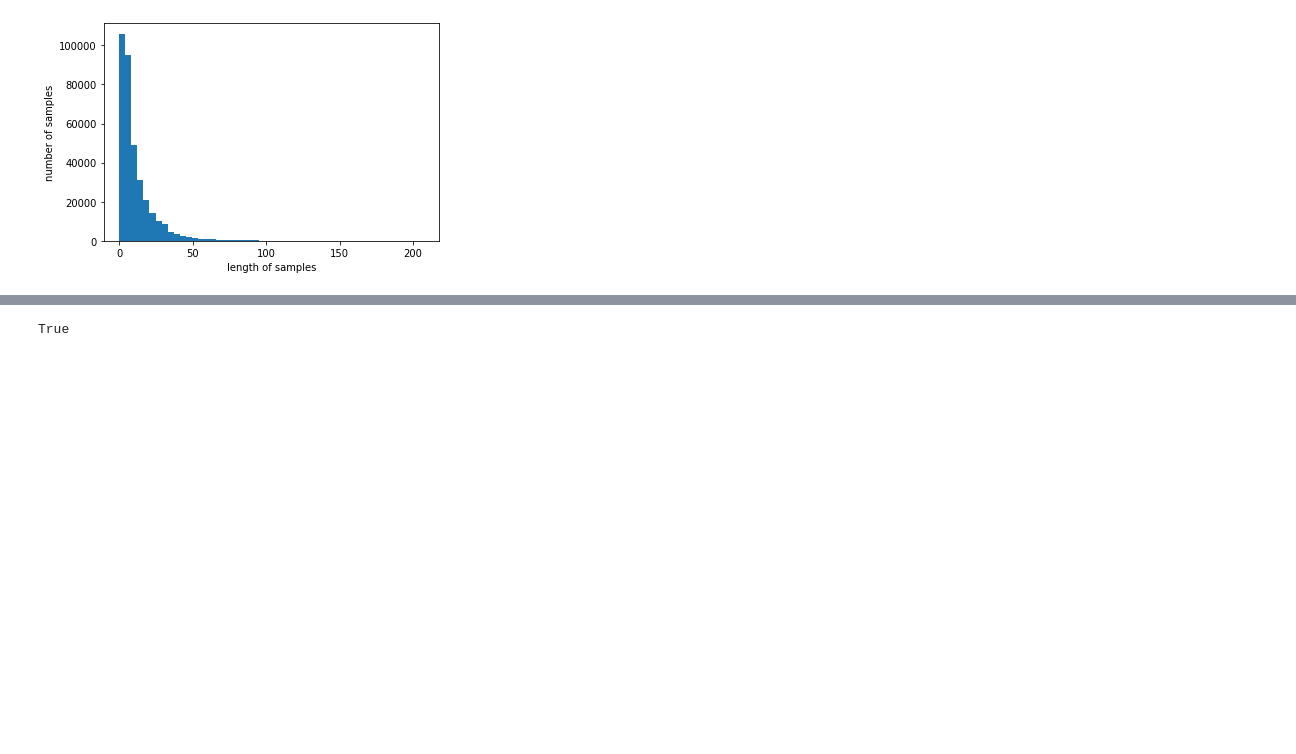
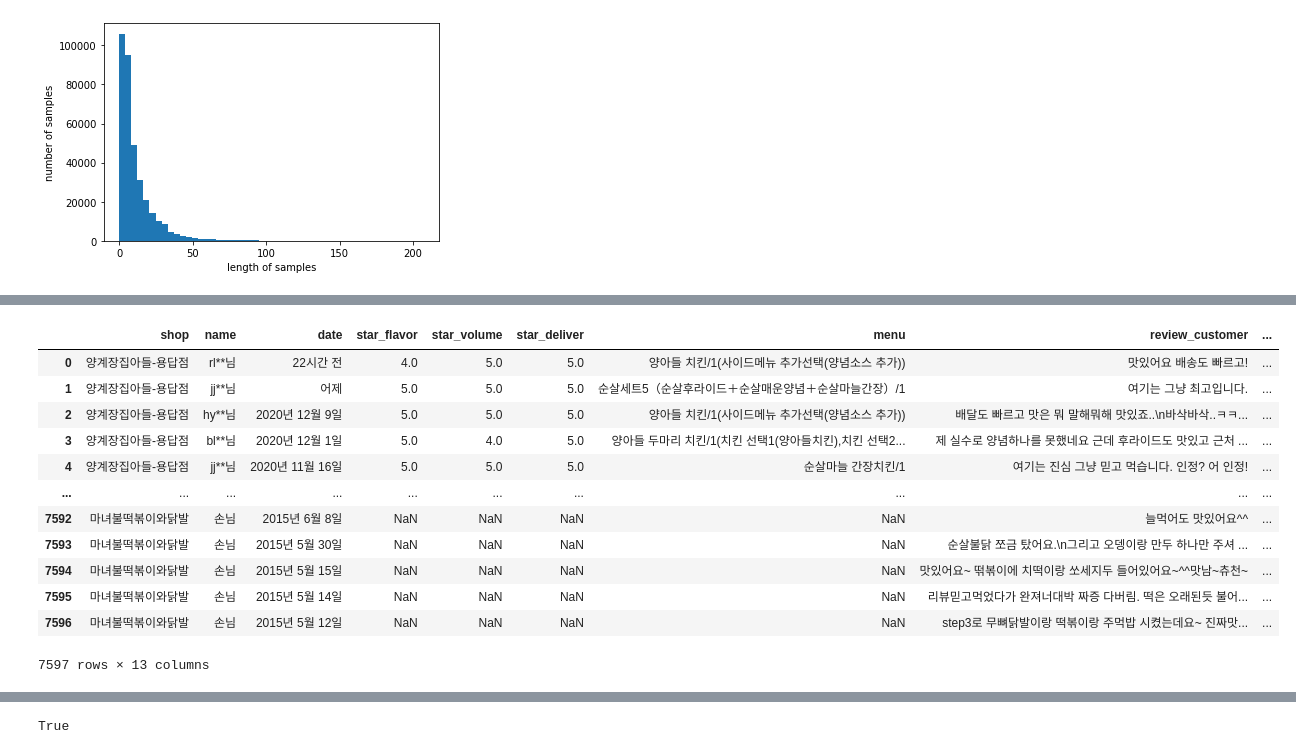
Before and after one commit to ckdrjs96/yogiyo, a Jupyter notebook: Untitled2.ipynb, the cells around one changed output, grey strips where cells are left out. Drawn from its saved outputs; the diff is of its cells as text; code cells hidden in the pictures; blank space fills up the shorter version.

```diff
--- a/Untitled2.ipynb
+++ b/Untitled2.ipynb
@@ -215,0 +232,16 @@ for i in range(len(cat15_shopss)):
+# %%
+fin_test7
+# %% [output]
+|  | shop | name | date | star_flavor | star_volume | star_deliver | menu | review_customer | ... |
+| 0 | 양계장집아들-용답점 | rl**님 | 22시간 전 | 4.0 | 5.0 | 5.0 | 양아들 치킨/1(사이드메뉴 추가선택(양념소스 추가)) | 맛있어요 배송도 빠르고! | ... |
+| 1 | 양계장집아들-용답점 | jj**님 | 어제 | 5.0 | 5.0 | 5.0 | 순살세트5（순살후라이드＋순살매운양념＋순살마늘간장）/1 | 여기는 그냥 최고입니다. | ... |
+| 2 | 양계장집아들-용답점 | hy**님 | 2020년 12월 9일 | 5.0 | 5.0 | 5.0 | 양아들 치킨/1(사이드메뉴 추가선택(양념소스 추가)) | 배달도 빠르고 맛은 뭐 말해뭐해 맛있죠..\n바삭바삭..ㅋㅋ... | ... |
+| 3 | 양계장집아들-용답점 | bl**님 | 2020년 12월 1일 | 5.0 | 4.0 | 5.0 | 양아들 두마리 치킨/1(치킨 선택1(양아들치킨),치킨 선택2... | 제 실수로 양념하나를 못했네요 근데 후라이드도 맛있고 근처 ... | ... |
+| 4 | 양계장집아들-용답점 | jj**님 | 2020년 11월 16일 | 5.0 | 5.0 | 5.0 | 순살마늘 간장치킨/1 | 여기는 진심 그냥 믿고 먹습니다. 인정? 어 인정! | ... |
+| ... | ... | ... | ... | ... | ... | ... | ... | ... | ... |
+| 7592 | 마녀불떡볶이와닭발 | 손님 | 2015년 6월 8일 | NaN | NaN | NaN | NaN | 늘먹어도 맛있어요^^ | ... |
+| 7593 | 마녀불떡볶이와닭발 | 손님 | 2015년 5월 30일 | NaN | NaN | NaN | NaN | 순살불닭 쪼금 탔어요.\n그리고 오뎅이랑 만두 하나만 주셔 ... | ... |
+| 7594 | 마녀불떡볶이와닭발 | 손님 | 2015년 5월 15일 | NaN | NaN | NaN | NaN | 맛있어요~ 떢볶이에 치떡이랑 쏘세지두 들어있어요~^^맛남~츄천~ | ... |
+| 7595 | 마녀불떡볶이와닭발 | 손님 | 2015년 5월 14일 | NaN | NaN | NaN | NaN | 리뷰믿고먹었다가 완져너대박 짜증 다버림. 떡은 오래된듯 불어... | ... |
+| 7596 | 마녀불떡볶이와닭발 | 손님 | 2015년 5월 12일 | NaN | NaN | NaN | NaN | step3로 무뼈닭발이랑 떡볶이랑 주먹밥 시켰는데요~ 진짜맛... | ... |
+7597 rows × 13 columns
```
Also changed, not shown: parts of 19 cells of this notebook, 2 other files.
